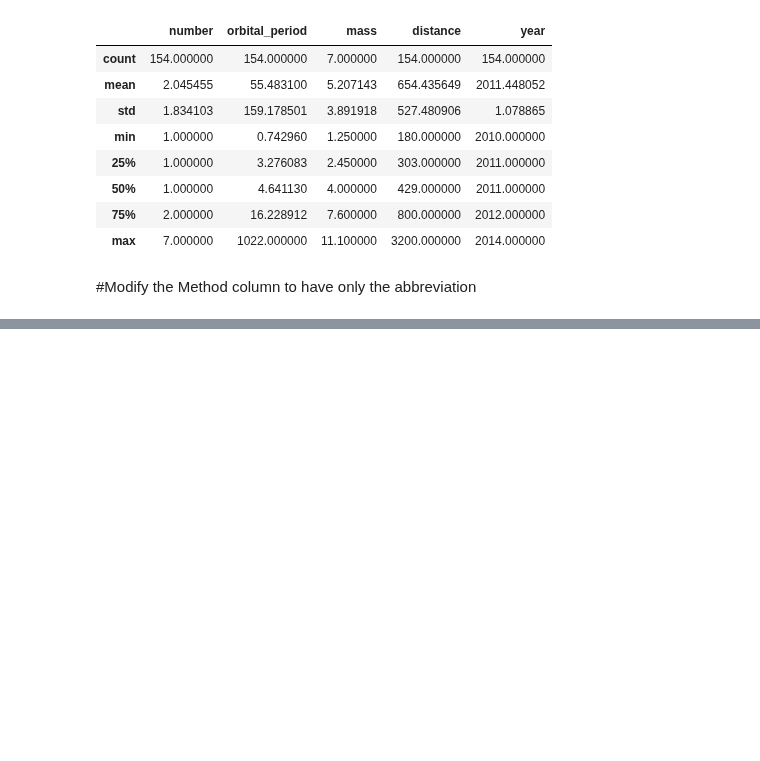
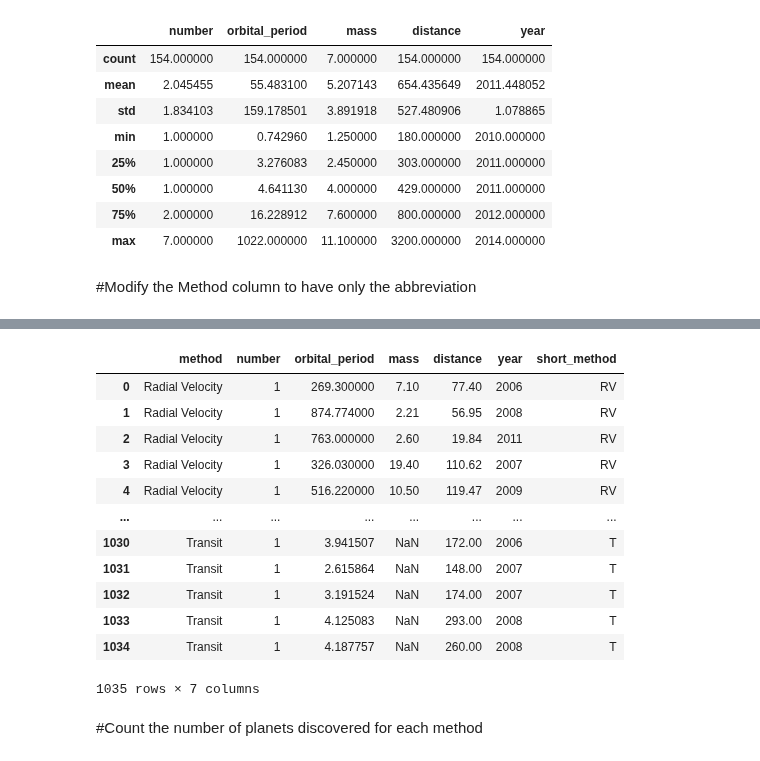
Before and after one commit to ajayks1974/learn_tools_tech, a Jupyter notebook: fds/fds_wk10_pandas.ipynb, the cells around one changed output, grey strips where cells are left out. Drawn from its saved outputs; the diff is of its cells as text; code cells hidden in the pictures; blank space fills up the shorter version.

```diff
--- a/fds/fds_wk10_pandas.ipynb
+++ b/fds/fds_wk10_pandas.ipynb
@@ -680,0 +686,4 @@ df__.describe()
+# %%
+short_names = {}
+for unq_names in _df_.method.unique():
+    short_names[unq_names] = ''.join([x[0] for x in unq_names.split(' ')])
@@ -680,0 +708,25 @@ df__.describe()
+# %%
+df3 = sns.load_dataset('planets')
+# %%
+def shorten_method(s):
+    return short_names.get(s,s)
+# %%
+df3['short_method'] = df3['method'].apply(shorten_method)
+# %%
+df3
+# %% [output]
+|  | method | number | orbital_period | mass | distance | year | short_method |
+| 0 | Radial Velocity | 1 | 269.300000 | 7.10 | 77.40 | 2006 | RV |
+| 1 | Radial Velocity | 1 | 874.774000 | 2.21 | 56.95 | 2008 | RV |
+| 2 | Radial Velocity | 1 | 763.000000 | 2.60 | 19.84 | 2011 | RV |
+| 3 | Radial Velocity | 1 | 326.030000 | 19.40 | 110.62 | 2007 | RV |
+| 4 | Radial Velocity | 1 | 516.220000 | 10.50 | 119.47 | 2009 | RV |
+| ... | ... | ... | ... | ... | ... | ... | ... |
+| 1030 | Transit | 1 | 3.941507 | NaN | 172.00 | 2006 | T |
+| 1031 | Transit | 1 | 2.615864 | NaN | 148.00 | 2007 | T |
+| 1032 | Transit | 1 | 3.191524 | NaN | 174.00 | 2007 | T |
+| 1033 | Transit | 1 | 4.125083 | NaN | 293.00 | 2008 | T |
+| 1034 | Transit | 1 | 4.187757 | NaN | 260.00 | 2008 | T |
+1035 rows × 7 columns
+# %% [markdown]
+#Count the number of planets discovered for each method
```
Also changed, not shown: parts of 9 cells of this notebook.
